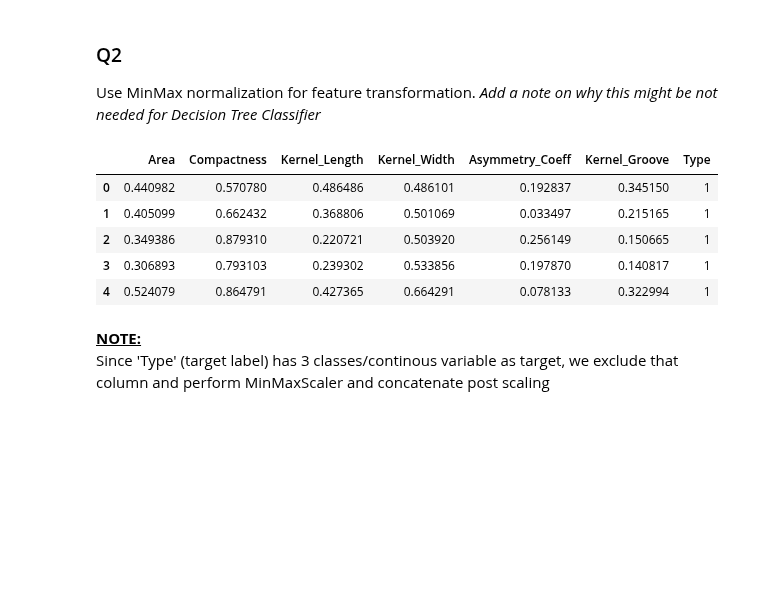
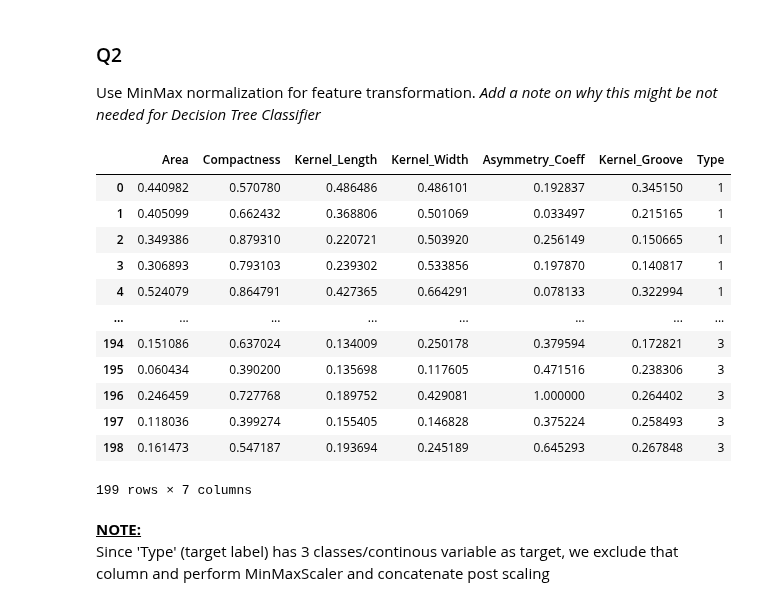
Before and after one commit to rakeshvitta/rakeshvitta, a Jupyter notebook: Group250_Wheat_seed_Classification_problem.ipynb, the cells around one changed output. Cells and saved outputs as stored; diff of their text form; code cells hidden in the pictures; blank space fills up the shorter version.

```diff
--- a/Group250_Wheat_seed_Classification_problem.ipynb
+++ b/Group250_Wheat_seed_Classification_problem.ipynb
@@ -659,25 +659,33 @@ dtype: int64
 # %%
 #WITHOUT SKLEARN
 scaled_df = df_pre[['Area', 'Compactness','Kernel_Length','Kernel_Width','Asymmetry_Coeff','Kernel_Groove']].copy()
 df_norm = (scaled_df - scaled_df.min()) / (scaled_df.max() - scaled_df.min())
 df_type = df_pre[['Type']].copy()
 ###################OR#######################
 #WITH SKLEARN
 #Initialize
 scaler = MinMaxScaler()
 #Fit and transform columns
 df_norm = scaler.fit_transform(scaled_df)
 #Convert from np.array to dataframe
 df_norm = pd.DataFrame(df_norm, columns=scaled_df.columns)
 df_norm = pd.concat([df_norm, df_type], axis=1)
-df_norm.head()
+#df_norm_out = df_norm.join(df_type)
+df_norm.head(199)
 # %% [output]
 |  | Area | Compactness | Kernel_Length | Kernel_Width | Asymmetry_Coeff | Kernel_Groove | Type |
 | 0 | 0.440982 | 0.570780 | 0.486486 | 0.486101 | 0.192837 | 0.345150 | 1 |
 | 1 | 0.405099 | 0.662432 | 0.368806 | 0.501069 | 0.033497 | 0.215165 | 1 |
 | 2 | 0.349386 | 0.879310 | 0.220721 | 0.503920 | 0.256149 | 0.150665 | 1 |
 | 3 | 0.306893 | 0.793103 | 0.239302 | 0.533856 | 0.197870 | 0.140817 | 1 |
 | 4 | 0.524079 | 0.864791 | 0.427365 | 0.664291 | 0.078133 | 0.322994 | 1 |
+| ... | ... | ... | ... | ... | ... | ... | ... |
+| 194 | 0.151086 | 0.637024 | 0.134009 | 0.250178 | 0.379594 | 0.172821 | 3 |
+| 195 | 0.060434 | 0.390200 | 0.135698 | 0.117605 | 0.471516 | 0.238306 | 3 |
+| 196 | 0.246459 | 0.727768 | 0.189752 | 0.429081 | 1.000000 | 0.264402 | 3 |
+| 197 | 0.118036 | 0.399274 | 0.155405 | 0.146828 | 0.375224 | 0.258493 | 3 |
+| 198 | 0.161473 | 0.547187 | 0.193694 | 0.245189 | 0.645293 | 0.267848 | 3 |
+199 rows × 7 columns
 # %% [markdown]
 <text><b><u>NOTE:</u></b><br>
 Since 'Type' (target label) has 3 classes/continous variable as target, we  exclude that column and perform MinMaxScaler and concatenate post scaling
```
Also changed, not shown: parts of 40 cells of this notebook.
